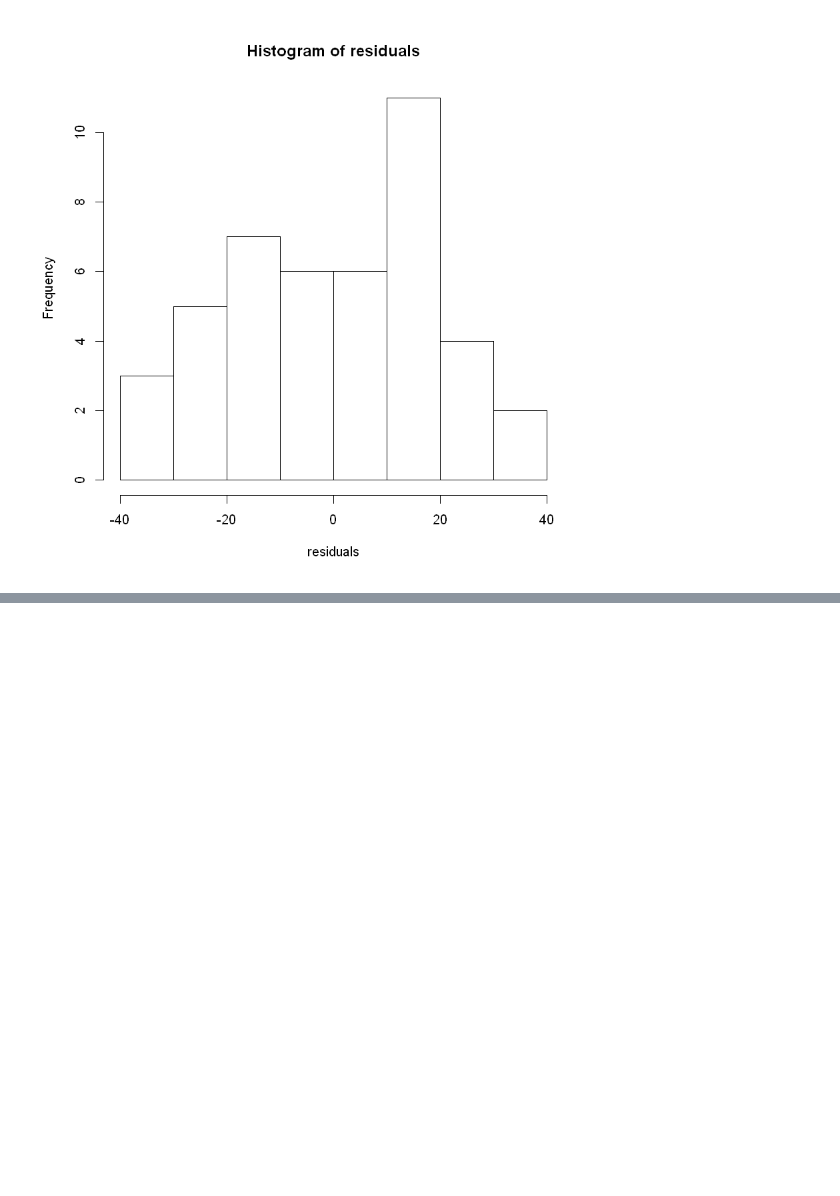
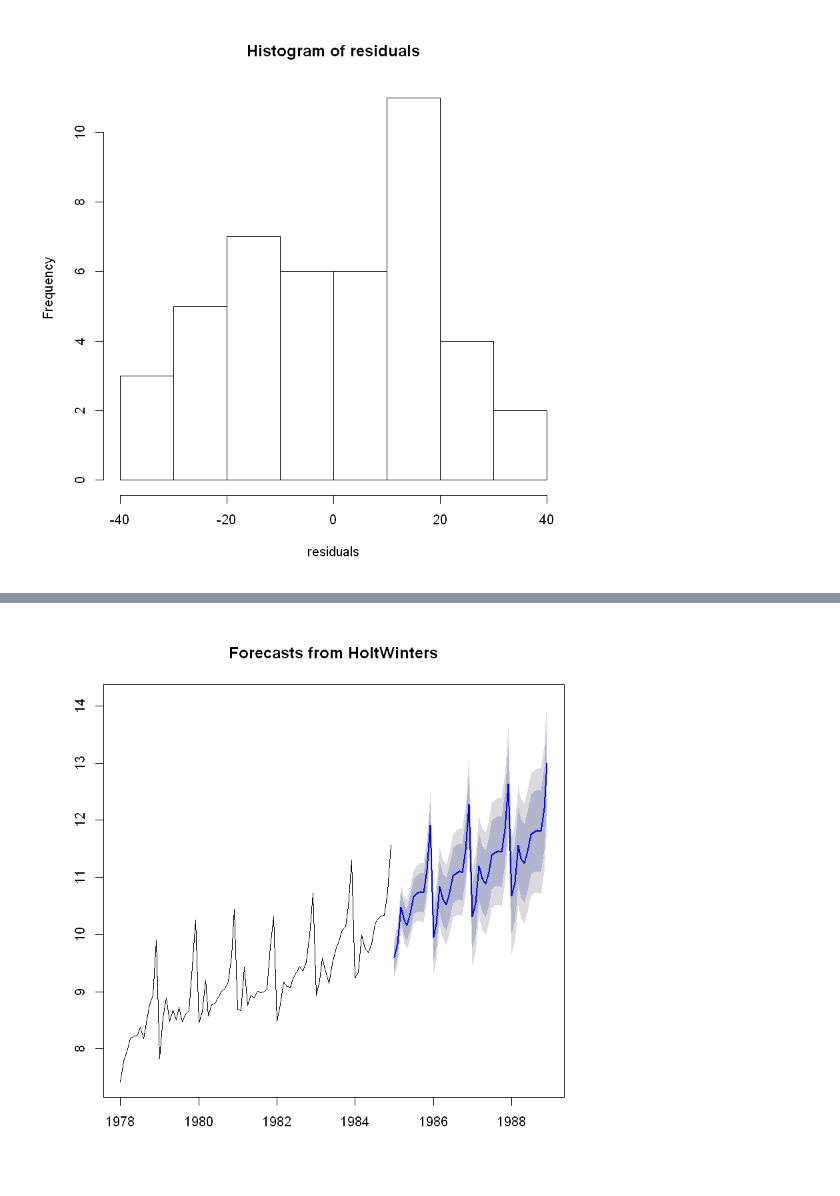
Before and after one commit to iamjz/R-Data, a Jupyter notebook: Timeseries.ipynb, the cells around one changed output, grey strips where cells are left out. Saved outputs shown, nothing was run; the diff lists cells and outputs as text; code cells hidden in the pictures; blank space fills up the shorter version.

```diff
--- a/Timeseries.ipynb
+++ b/Timeseries.ipynb
@@ -605,0 +675,6 @@ hist(residuals)
+# %%
+souvenirtimeseriesforecasts2 <- forecast:::forecast.HoltWinters(souvenirtimeseriesforecasts, h=48)
+
+forecast:::plot.forecast(souvenirtimeseriesforecasts2)
+# %% [output]
+[figure, added]
```
Also changed, not shown: parts of 104 cells of this notebook.
